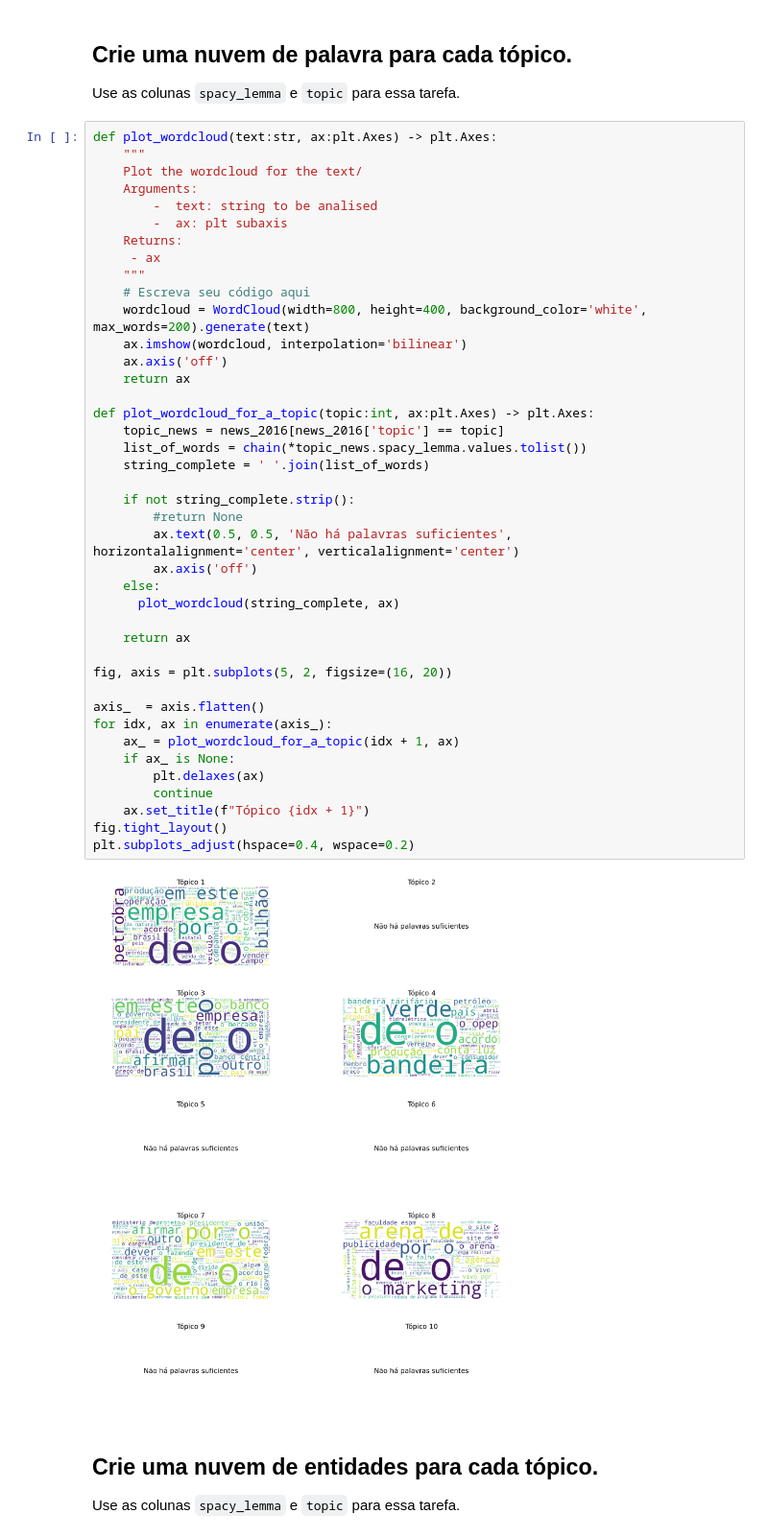
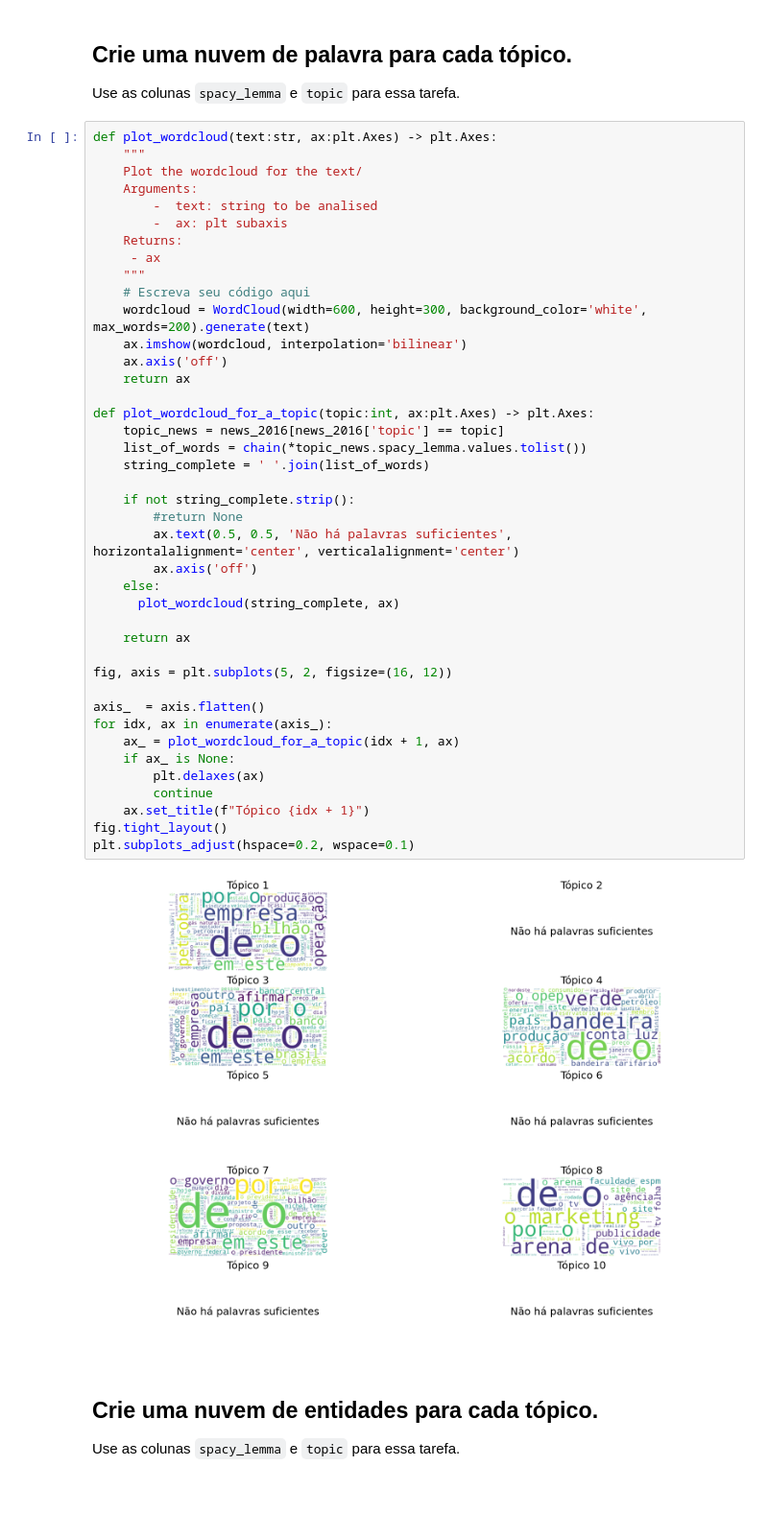
Before and after one commit to ralima/projeto-final-processamento-de-linguagem-natural, a Jupyter notebook: projeto_processamento_de_linguagem_natural.ipynb, the cells around one changed output. Shown at 96% size. Saved outputs shown, nothing was run; the diff lists cells and outputs as text; blank space fills up the shorter version.

```diff
--- a/projeto_processamento_de_linguagem_natural.ipynb
+++ b/projeto_processamento_de_linguagem_natural.ipynb
@@ -589,38 +589,38 @@ def plot_wordcloud(text:str, ax:plt.Axes) -> plt.Axes:
      - ax
     """
     # Escreva seu código aqui
-    wordcloud = WordCloud(width=800, height=400, background_color='white', max_words=200).generate(text)
+    wordcloud = WordCloud(width=600, height=300, background_color='white', max_words=200).generate(text)
     ax.imshow(wordcloud, interpolation='bilinear')
     ax.axis('off')
     return ax
 
 def plot_wordcloud_for_a_topic(topic:int, ax:plt.Axes) -> plt.Axes:
     topic_news = news_2016[news_2016['topic'] == topic]
     list_of_words = chain(*topic_news.spacy_lemma.values.tolist())
     string_complete = ' '.join(list_of_words)
 
     if not string_complete.strip():
         #return None
         ax.text(0.5, 0.5, 'Não há palavras suficientes', horizontalalignment='center', verticalalignment='center')
         ax.axis('off')
     else:
       plot_wordcloud(string_complete, ax)
 
     return ax
 
-fig, axis = plt.subplots(5, 2, figsize=(16, 20))
+fig, axis = plt.subplots(5, 2, figsize=(16, 12))
 
 axis_  = axis.flatten()
 for idx, ax in enumerate(axis_):
     ax_ = plot_wordcloud_for_a_topic(idx + 1, ax)
     if ax_ is None:
         plt.delaxes(ax)
         continue
     ax.set_title(f"Tópico {idx + 1}")
 fig.tight_layout()
-plt.subplots_adjust(hspace=0.4, wspace=0.2)
+plt.subplots_adjust(hspace=0.2, wspace=0.1)
 # %% [output]
-[figure, old version]
+[figure, new version]
 # %% [markdown]
 ## Crie uma nuvem de entidades para cada tópico.
 
```
Also changed, not shown: parts of 2 cells of this notebook.
